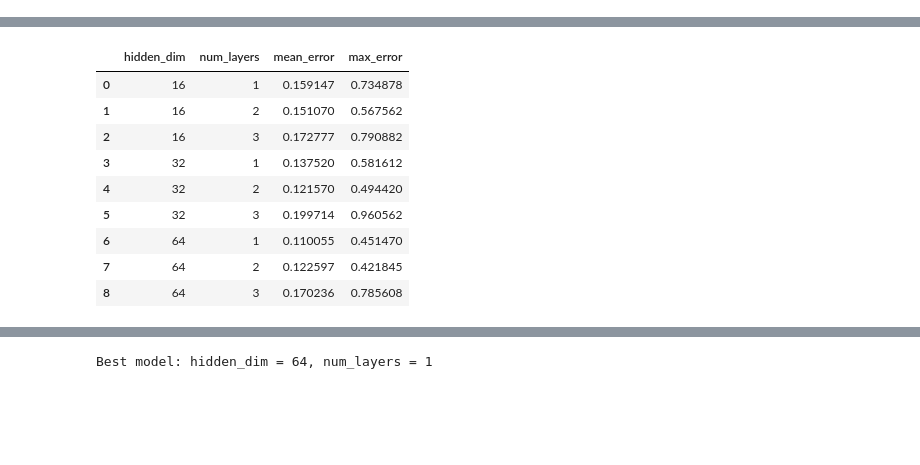
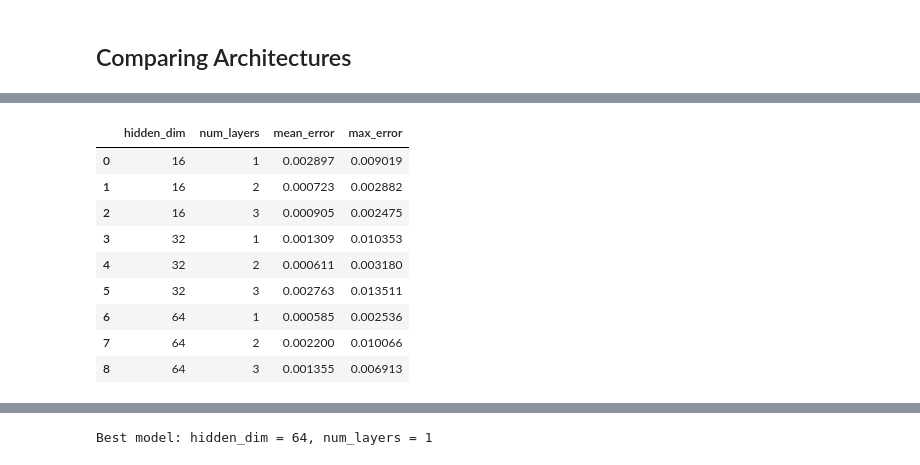
Before and after one commit to GeorgeWilliam1999/TrackExtrapolation, a Jupyter notebook: PINN_VDP_TESTING/Stagewise_NN/RK_PINN.ipynb, the cells around one changed output, grey strips where cells are left out. Cells and saved outputs as stored; diff of their text form; code cells hidden in the pictures; blank space fills up the shorter version.

```diff
--- a/PINN_VDP_TESTING/Stagewise_NN/RK_PINN.ipynb
+++ b/PINN_VDP_TESTING/Stagewise_NN/RK_PINN.ipynb
@@ -193,0 +146,33 @@ Converged after 8872 epochs with loss 0.000004
+# %%
+@torch.no_grad()
+def rollout_neural_model(model, x0, steps, dt):
+    """
+    Use the trained NeuralRK model to generate a trajectory.
+    """
+    model.eval()
+    x = x0.unsqueeze(0)  # shape: (1, 2)
+    trajectory = [x.squeeze(0).cpu()]
+
+    for _ in range(steps):
+        k_pred = model(x)  # shape: (1, s, d)
+        b = torch.tensor(model.butcher['b'], dtype=k_pred.dtype, device=k_pred.device).view(1, -1, 1)
+        x_next = x + dt * torch.sum(b * k_pred, dim=1)
+        x = x_next
+        trajectory.append(x.squeeze(0).cpu())
+
+    return torch.stack(trajectory)  # shape: (steps+1, d)
+
+@torch.no_grad()
+def rollout_rk4(x0, steps, dt, M, butcher, f):
+    """
+    Integrate using classical RK method.
+    """
+    x = x0.clone()
+    trajectory = [x.cpu()]
+    for _ in range(steps):
+        k, x_next = rk_apply(butcher, x, dt/M, f)
+        for i in range(M-1):
+            k, x_next = rk_apply(butcher, x_next, dt/M, f)
+        x = x_next
+        trajectory.append(x.cpu())
+    return torch.stack(trajectory)  # shape: (steps+1, d)
@@ -193,0 +261,4 @@ Converged after 8872 epochs with loss 0.000004
+# %%
+X_loaded, K_loaded = torch.load("VDP_Training.pt")
+
+X, K = X_loaded.to(device), K_loaded.to(device)
@@ -404,18 +420,20 @@ Max final-time error:  8.210550308227539
+# %% [markdown]
+## Comparing Architectures
 # %%
 # === Configurations ===
 hidden_dims = [16, 32, 64]
 num_layers_list = [1, 2, 3]
 repeats = 1  # optional repeat per config
 
-t_end = 10.0
+
 dt = 0.1
-steps = int(t_end / dt)
+steps = N
 device = "cuda" if torch.cuda.is_available() else "cpu"
 
 results = []
 
 # Convergence criterion parameters:
-max_epochs = 10000         # Maximum training epochs allowed
+max_epochs = 100000         # Maximum training epochs allowed
 tol = 1e-6                 # Minimum loss improvement required
 patience = 20              # Number of epochs without improvement to wait
 
@@ -434,7 +452,7 @@ for hidden_dim, num_layers in product(hidden_dims, num_layers_list):
 
 
     # Initialize model and optimizer
-    model = NeuralRK(hidden_dim=hidden_dim, num_layers=num_layers, dt=dt, butcher=rk4).to(device)
+    model = NeuralRK(hidden_dim=hidden_dim, num_layers=num_layers, butcher=rk4).to(device)
     optimizer = torch.optim.Adam(model.parameters(), lr=1e-3)
 
 
@@ -524,13 +542,13 @@ Saved results to rk_nn_evaluation.csv
 |  | hidden_dim | num_layers | mean_error | max_error |
-| 0 | 16 | 1 | 0.159147 | 0.734878 |
-| 1 | 16 | 2 | 0.151070 | 0.567562 |
-| 2 | 16 | 3 | 0.172777 | 0.790882 |
-| 3 | 32 | 1 | 0.137520 | 0.581612 |
-| 4 | 32 | 2 | 0.121570 | 0.494420 |
-| 5 | 32 | 3 | 0.199714 | 0.960562 |
-| 6 | 64 | 1 | 0.110055 | 0.451470 |
-| 7 | 64 | 2 | 0.122597 | 0.421845 |
-| 8 | 64 | 3 | 0.170236 | 0.785608 |
+| 0 | 16 | 1 | 0.002897 | 0.009019 |
+| 1 | 16 | 2 | 0.000723 | 0.002882 |
+| 2 | 16 | 3 | 0.000905 | 0.002475 |
+| 3 | 32 | 1 | 0.001309 | 0.010353 |
+| 4 | 32 | 2 | 0.000611 | 0.003180 |
+| 5 | 32 | 3 | 0.002763 | 0.013511 |
+| 6 | 64 | 1 | 0.000585 | 0.002536 |
+| 7 | 64 | 2 | 0.002200 | 0.010066 |
+| 8 | 64 | 3 | 0.001355 | 0.006913 |
 # %%
 # === Load the CSV ===
 df = pd.read_csv("rk_nn_evaluation.csv")
```
Also changed, not shown: parts of 22 cells of this notebook, 9 other files.
